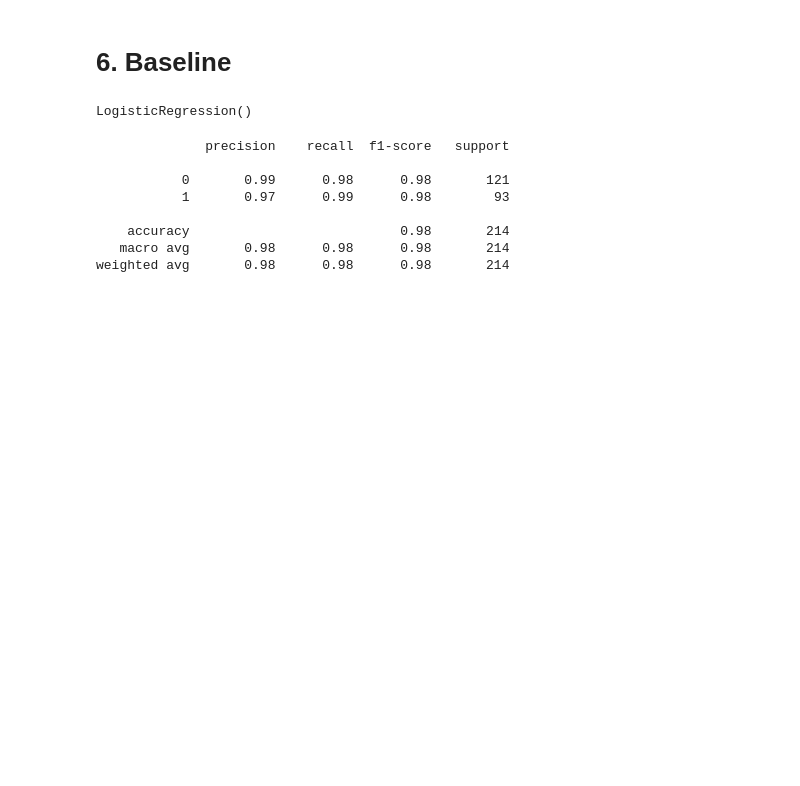
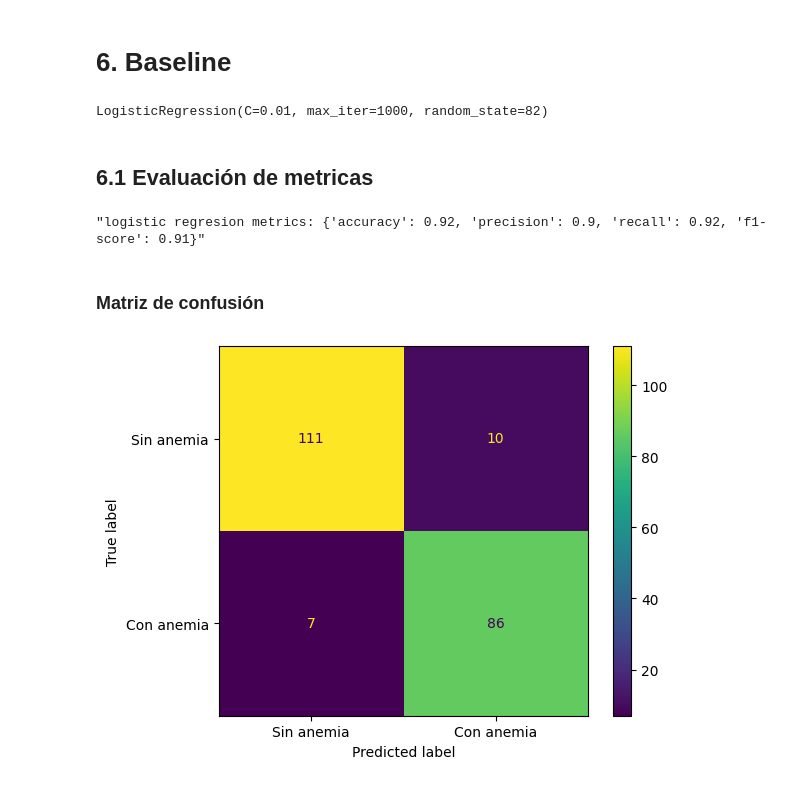
Before and after one commit to ezeperezds/Anemia-Prediction-System, a Jupyter notebook: notebooks/03_modeling.ipynb, the cells around one changed output. Saved outputs shown, nothing was run; the diff lists cells and outputs as text; code cells hidden in the pictures; blank space fills up the shorter version.

Commit message:
feat: implement baseline evaluation and add candidate model

```diff
--- a/notebooks/03_modeling.ipynb
+++ b/notebooks/03_modeling.ipynb
@@ -59,21 +89,29 @@ Posibles candidatos:
+# %%
+def show_confusion_matrix(y_true, y_pred):
+  matrix = confusion_matrix(y_true, y_pred)
+  visualizer = ConfusionMatrixDisplay(matrix, display_labels=['Sin anemia', 'Con anemia'])
+  return visualizer.plot()
 # %% [markdown]
 # 6. Baseline
 # %%
-model = LogisticRegression()
+model = LogisticRegression(random_state=82, max_iter=1000, C=0.01)
 
 model.fit(X_train, y_train)
 # %% [output]
-LogisticRegression()
+LogisticRegression(C=0.01, max_iter=1000, random_state=82)
 # %%
 y_pred = model.predict(X_val)
-# %%
-print(classification_report(y_val, y_pred))
-# %% [output]
-              precision    recall  f1-score   support
-
-           0       0.99      0.98      0.98       121
-           1       0.97      0.99      0.98        93
-
-    accuracy                           0.98       214
-   macro avg       0.98      0.98      0.98       214
-weighted avg       0.98      0.98      0.98       214
+# %% [markdown]
+## 6.1 Evaluación de metricas
+# %%
+log_metrics = show_metrics('logistic regresion', y_val, y_pred)
+log_metrics
+# %% [output]
+"logistic regresion metrics: {'accuracy': 0.92, 'precision': 0.9, 'recall': 0.92, 'f1-score': 0.91}"
+# %% [markdown]
+### Matriz de confusión
+# %%
+confusion_matrix_lr = show_confusion_matrix(y_val, y_pred)
+plt.show()
+# %% [output]
+[figure, added]
```
Also changed, not shown: parts of 19 cells of this notebook.
